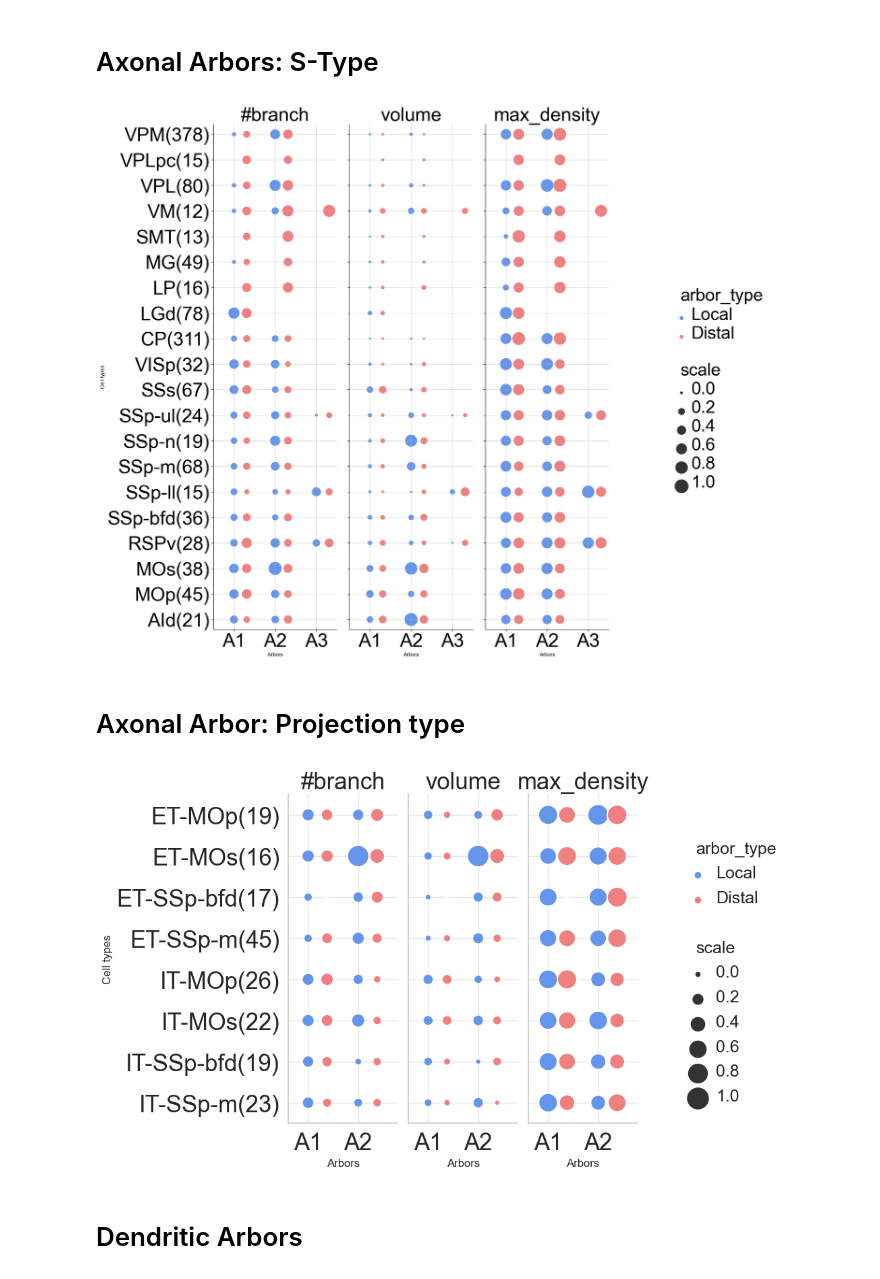
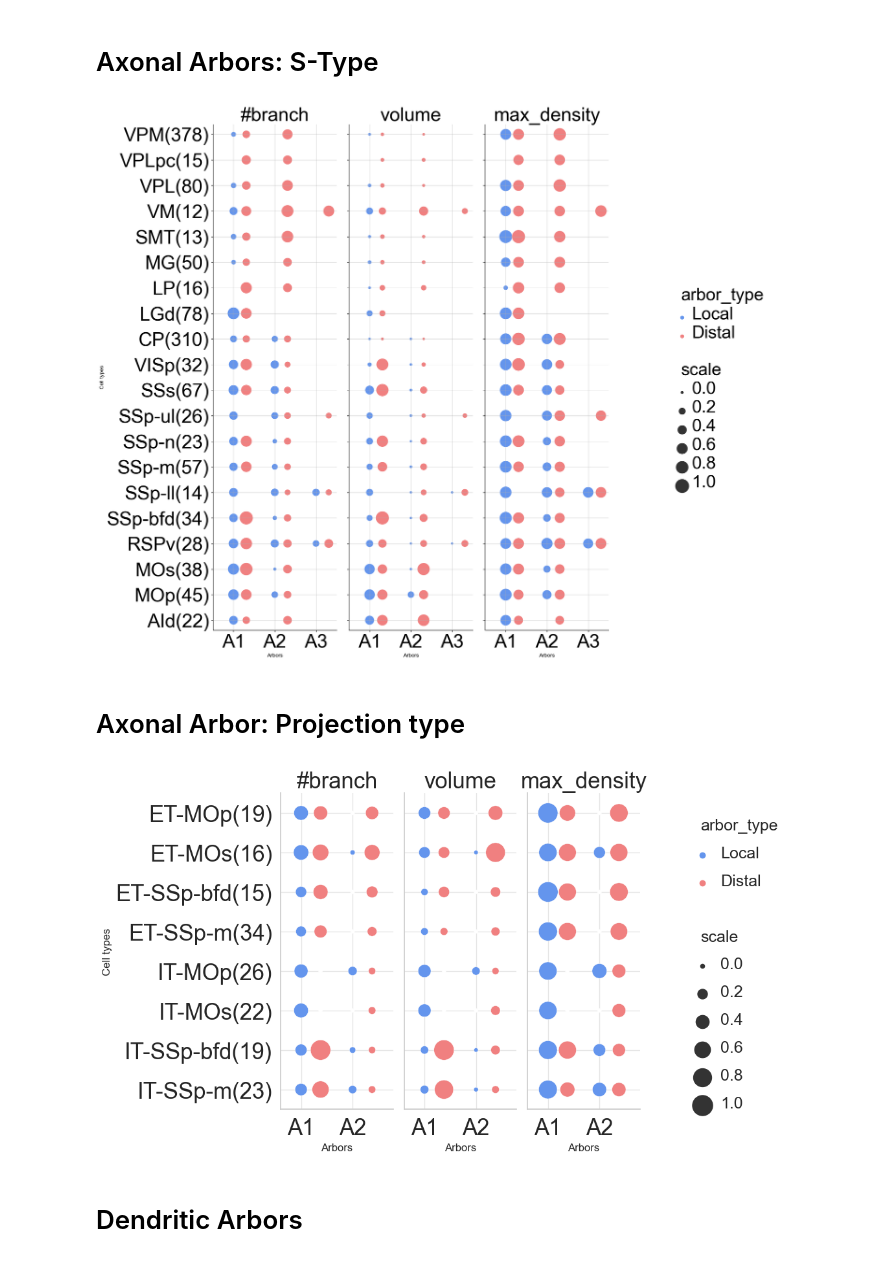
Before and after one commit to SEU-ALLEN-codebase/full_spectrum_sources, a Jupyter notebook: arbors/analyses/FigureAB.ipynb, the cells around one changed output. Drawn from its saved outputs; the diff is of its cells as text; code cells hidden in the pictures.

Commit message:
uploaded examplar and intermediate files for arbor, bouton, and full morphology analyses

```diff
--- a/arbors/analyses/FigureAB.ipynb
+++ b/arbors/analyses/FigureAB.ipynb
@@ -154,14 +181,14 @@ def Mean_normalization(table_mean,subtypes,num_feature,col_names,interval,devi,n
 # %%
-name_filter=pd.read_csv("0511/Final_names.txt",sep=" ",header=None)
-name_filter.columns=['name']
-name_filter=list(name_filter['name'])
+name_filter=pd.read_csv("/Users/krystal/Desktop/project/cloud_paper/1214_data/Confirmed_namelist.txt",sep=" ",header=None)
+name_filter.columns=['Name']
+name_filter=list(name_filter['Name'])
 
-file_path="2023/axon_feature2.txt"
+file_path="/Users/krystal/Desktop/project/cloud_paper/1214_data/axon_feature.txt"
 feature_table=load_feature_file(file_path,name_filter)
 # %% [markdown]
 # Axonal Arbors: S-Type
 # %%
-info_table = pd.read_csv("2023/1891_type.txt",sep=" ")
+info_table = pd.read_csv("/Users/krystal/Desktop/project/cloud_paper/results/1891_type.txt",sep=" ")
 LD_threshold = 750
 
 arbor_order, LD_marker, ptype=arbor_category(feature_table,info_table,LD_threshold)
@@ -218,9 +245,9 @@ for i, ax in enumerate(g.axes[0]):
     ax.grid("Level_0",alpha=0.5)
     ax.margins(0.02)
     ax.set_title(col_names[i],fontsize=35)
-#plt.savefig(f'0511/axonal_arbor_feature.png',bbox_inches='tight',pad_inches=0.1,dpi=600)
+plt.savefig(f'/Users/krystal/Desktop/project/cloud_paper/Figure/A/axonalArbor_feature.png',bbox_inches='tight',pad_inches=0.1,dpi=600)
 # %% [output]
-[figure, old version]
+[figure, new version]
 # %% [markdown]
 # Axonal Arbor: Projection type
 # %%
@@ -249,36 +276,36 @@ count_sp=count_neuron(ctxnames,feature_table,projection=ptype)
 ytickname_sp=[]
 ctxtype_display=['ET-MOp','ET-MOs','ET-SSp-bfd','ET-SSp-m',
           'IT-MOp','IT-MOs','IT-SSp-bfd','IT-SSp-m']
 ctxtype_display.reverse()
 for i in range(len(ctxtype_display)):
     name=str(ctxtype_display[i])+'('+str(count_sp[i])+')'
     ytickname_sp.append(name)
 
 plt.rcParams['axes.labelsize']=20
 g=sns.relplot(data=df_mat_ptype,x="Level_0",y="Level_1",hue="arbor_type",size="scale",col="feature",palette=palette,
-             edgecolor="1.",height=6,aspect=0.4,sizes=(20,500),legend='brief',
+             edgecolor="1.",height=6,aspect=0.42,sizes=(20,500),legend='brief',
              )
 g.set_titles(col_template="{col_name}")
 g.fig.subplots_adjust(wspace=0.1)
 g.sharex=True
 plt.setp(g._legend.get_texts(),fontsize=18)
 g.set(xlabel="Arbors",ylabel="Cell types")
 g._legend.set_bbox_to_anchor([1.24, 0.5])
 sns.set_theme(style='whitegrid', rc={'legend.labelspacing': 0.9})
 g.set_yticklabels(ytickname_sp)
 for i, ax in enumerate(g.axes[0]):
     ax.set_xlim(-0.55,2.5)
     ax.set_xticks([0,1.4])
     ax.set_ylim(-0.5,7.5)
     ax.set_xticklabels(['A1','A2'],fontsize=25)
     ax.tick_params(axis='x',labelsize=25)
     ax.tick_params(axis='y',labelsize=25)
     ax.grid("Level_0",alpha=0.5)
     ax.margins(0.02)
     ax.set_title(col_names[i],fontsize=25)
-#plt.savefig(f'0511/axonal_arbor_feature_CTX.png',bbox_inches='tight',pad_inches=0.2,dpi=600)
+plt.savefig(f'/Users/krystal/Desktop/project/cloud_paper/Figure/B/axonal_CTX.png',bbox_inches='tight',pad_inches=0.2,dpi=600)
 # %% [output]
-[figure, old version]
+[figure, new version]
 # %% [markdown]
 # Dendritic Arbors
 # %%
```
Also changed, not shown: parts of 20 cells of this notebook, 49 other files.
